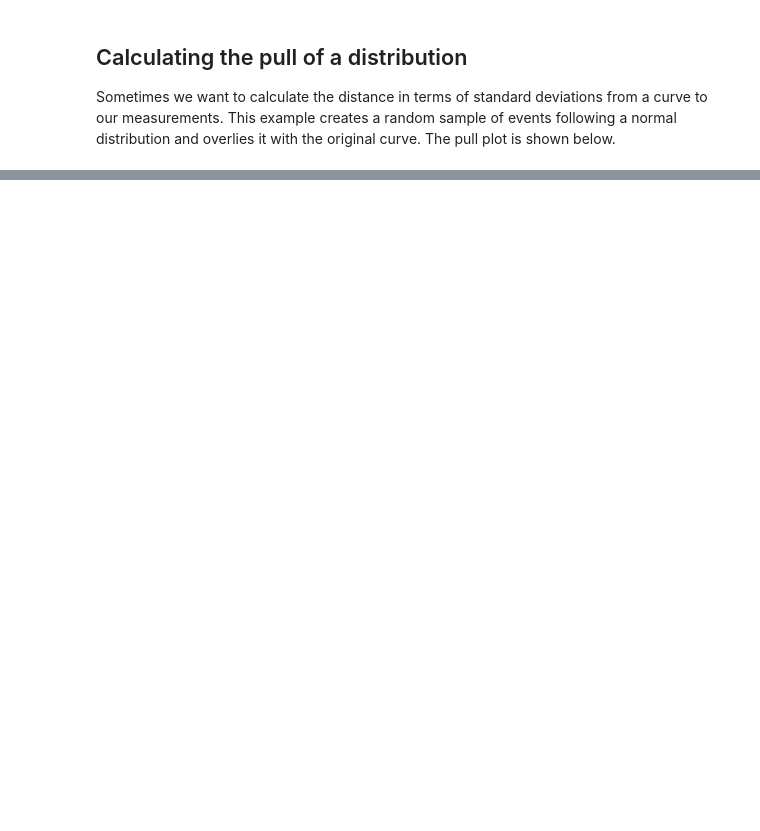
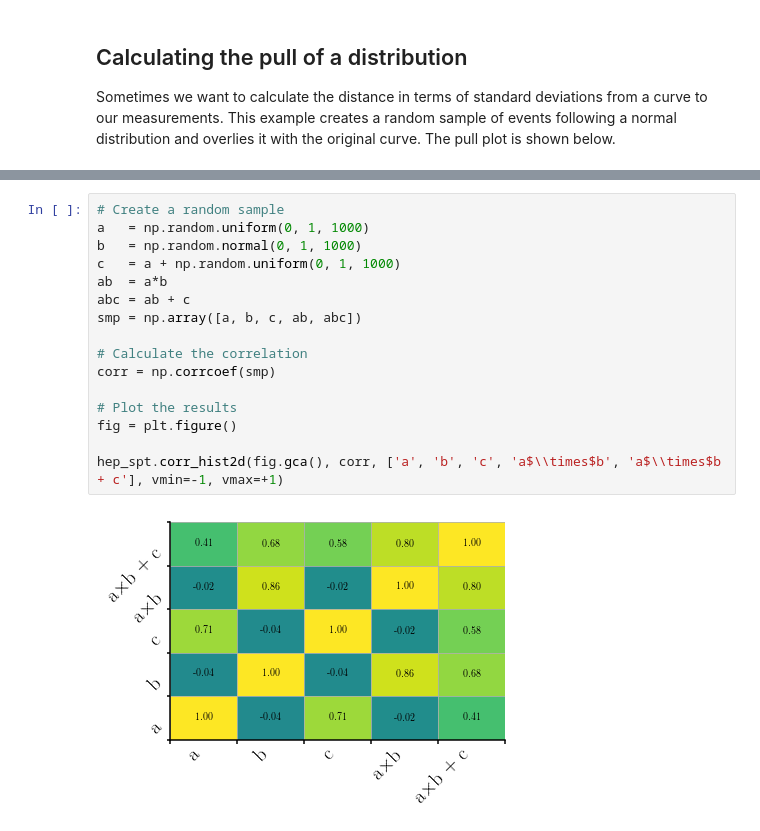
Before and after one commit to mramospe/hepspt, a Jupyter notebook: docs/source/notebooks/plotting.ipynb, the cells around one changed output, grey strips where cells are left out. Cells and saved outputs as stored; diff of their text form; blank space fills up the shorter version.

Commit message:
Update plotting.ipynb notebook

```diff
--- a/docs/source/notebooks/plotting.ipynb
+++ b/docs/source/notebooks/plotting.ipynb
@@ -104,0 +107,18 @@ plt.errorbar(centers, eff, ey, ex, ls='none');
+# %%
+# Create a random sample
+a   = np.random.uniform(0, 1, 1000)
+b   = np.random.normal(0, 1, 1000)
+c   = a + np.random.uniform(0, 1, 1000)
+ab  = a*b
+abc = ab + c
+smp = np.array([a, b, c, ab, abc])
+
+# Calculate the correlation
+corr = np.corrcoef(smp)
+
+# Plot the results
+fig = plt.figure()
+
+hep_spt.corr_hist2d(fig.gca(), corr, ['a', 'b', 'c', 'a$\\times$b', 'a$\\times$b + c'], vmin=-1, vmax=+1)
+# %% [output]
+[figure, added]
```
Also changed, not shown: parts of 6 cells of this notebook.
